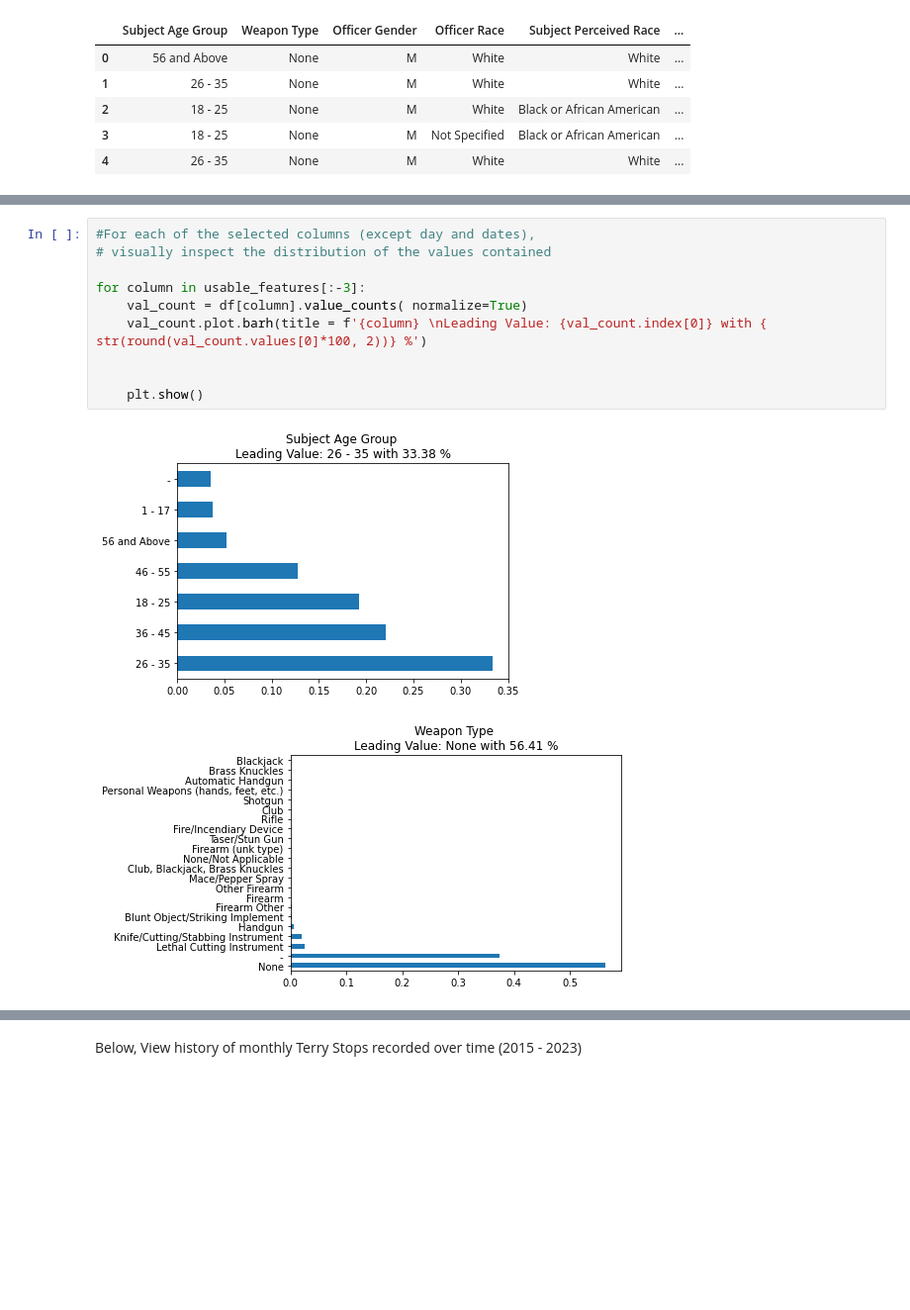
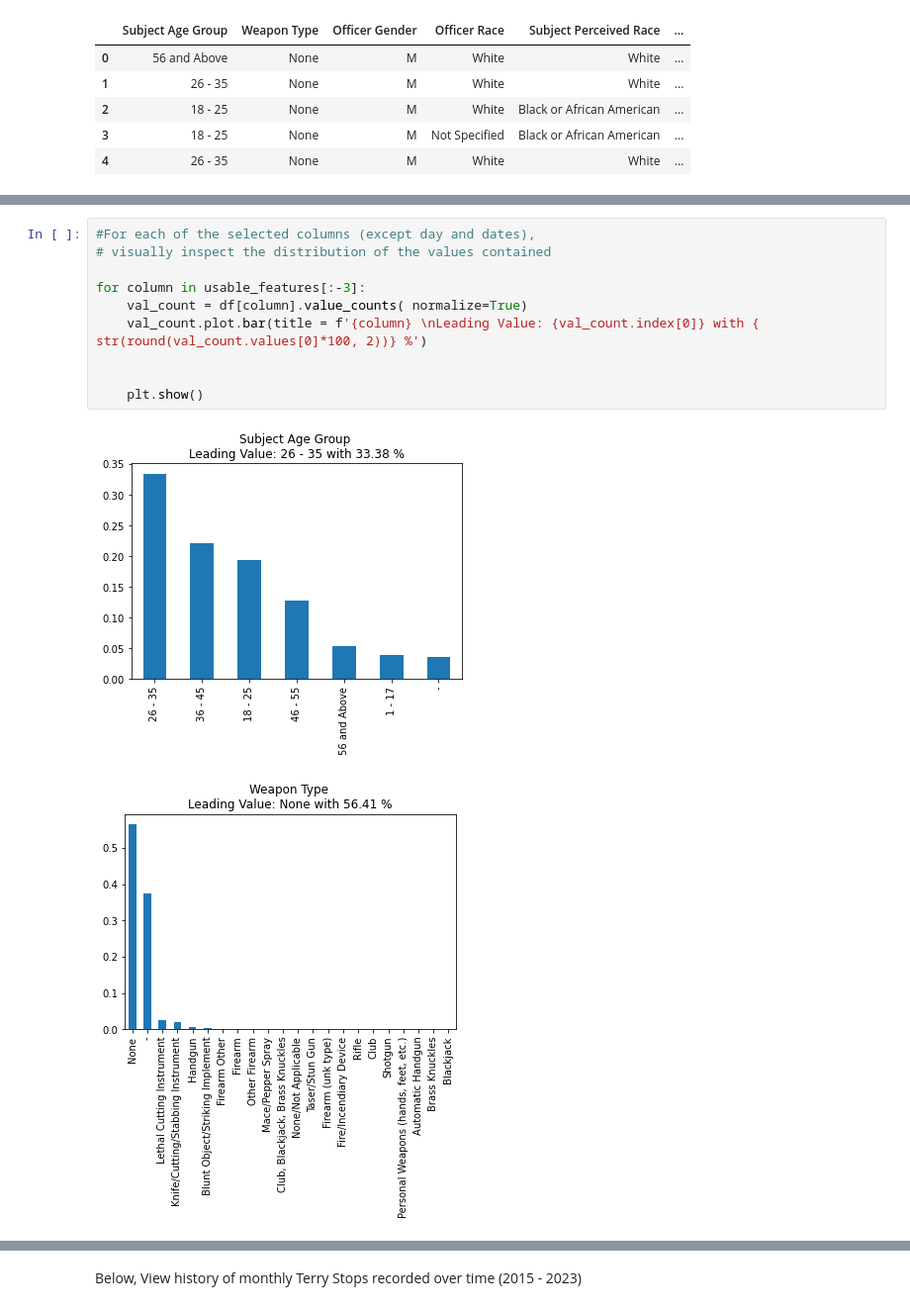
Before and after one commit to alexmuturi/Terry-Stops-Data-Science-Project, a Jupyter notebook: index.ipynb, the cells around one changed output, grey strips where cells are left out. Shown at 99% size. Drawn from its saved outputs; the diff is of its cells as text; blank space fills up the shorter version.

Commit message:
create images, README

```diff
--- a/index.ipynb
+++ b/index.ipynb
@@ -108,13 +113,13 @@ sub_df.head()
 # %%
 #For each of the selected columns (except day and dates),
 # visually inspect the distribution of the values contained
 
 for column in usable_features[:-3]:
     val_count = df[column].value_counts( normalize=True)
-    val_count.plot.barh(title = f'{column} \nLeading Value: {val_count.index[0]} with { str(round(val_count.values[0]*100, 2))} %')
+    val_count.plot.bar(title = f'{column} \nLeading Value: {val_count.index[0]} with { str(round(val_count.values[0]*100, 2))} %')
 
 
     plt.show()
 # %% [output]
-[figure, old version]
+[figure, new version]
-[figure, old version]
+[figure, new version]
```
Also changed, not shown: parts of 6 cells of this notebook, 10 other files.
